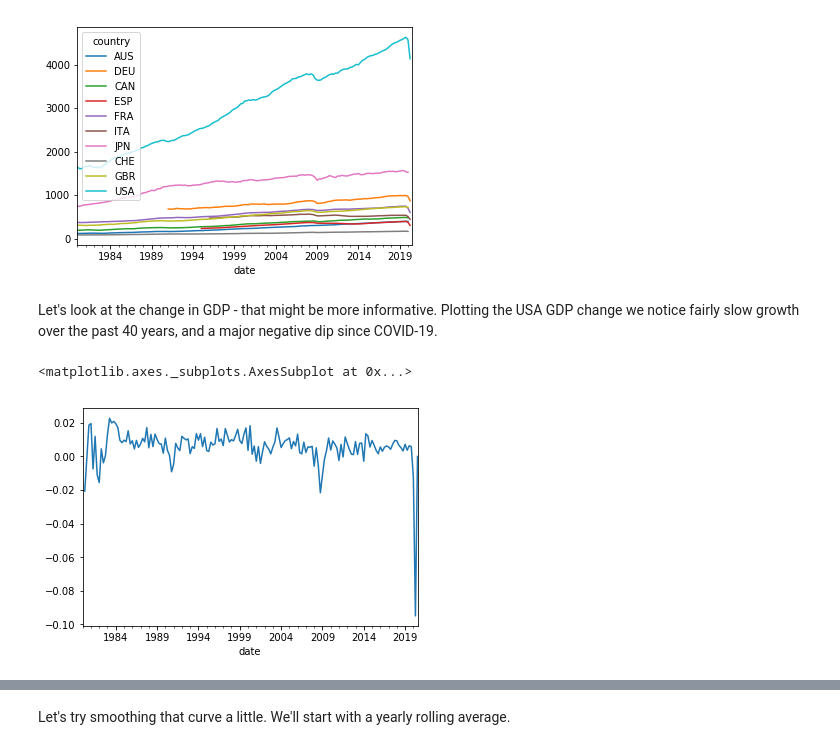
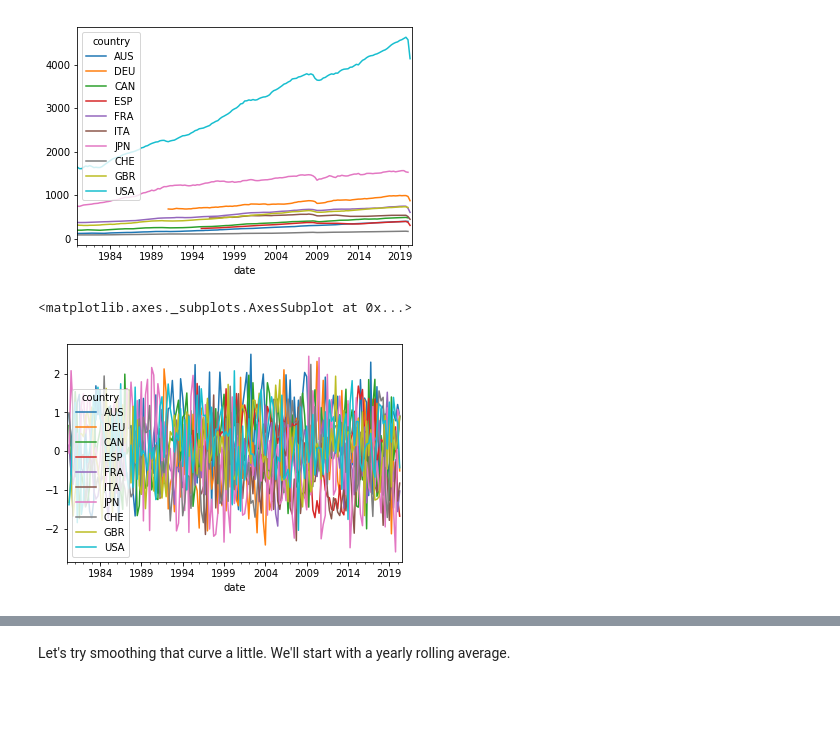
Before and after one commit to Mike-Huntress/Internship2020, a Jupyter notebook: SampleSignal/Investment System.ipynb, the cells around one changed output, grey strips where cells are left out. Drawn from its saved outputs; the diff is of its cells as text; code cells hidden in the pictures; blank space fills up the shorter version.

```diff
--- a/SampleSignal/Investment System.ipynb
+++ b/SampleSignal/Investment System.ipynb
@@ -99,11 +103,13 @@ rGDP.plot()
 # %% [output]
 <matplotlib.axes._subplots.AxesSubplot at 0x...>
 [figure]
-# %% [markdown]
-Let's look at the change in GDP - that might be more informative. Plotting the USA GDP change we notice fairly slow growth over the past 40 years, and a major negative dip since COVID-19.
-# %%
-rGDP_change = rGDP.pct_change()
-rGDP_change['USA'].plot()
-# %% [output]
-<matplotlib.axes._subplots.AxesSubplot at 0x...>
-[figure, removed]
+# %%
+# Get change; get mean of change; subtract this mean.
+rGDP_chg = rGDP.pct_change()
+rGDP_chg_ave = rGDP_chg.mean(axis=1)
+rGDP_chg_centered = rGDP_chg.subtract(rGDP_chg_ave, axis=0)
+rGDP_chg_z = rGDP_chg_centered.divide(rGDP_chg.std(axis=1), axis=0)
+rGDP_chg_z.plot()
+# %% [output]
+<matplotlib.axes._subplots.AxesSubplot at 0x...>
+[figure, added]
```
Also changed, not shown: parts of 16 cells of this notebook.
